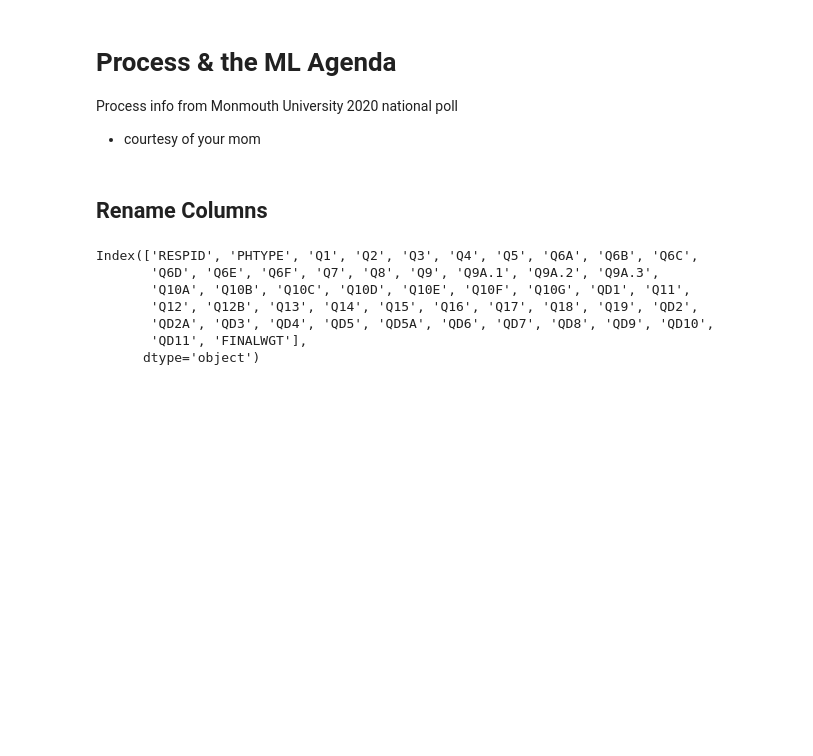
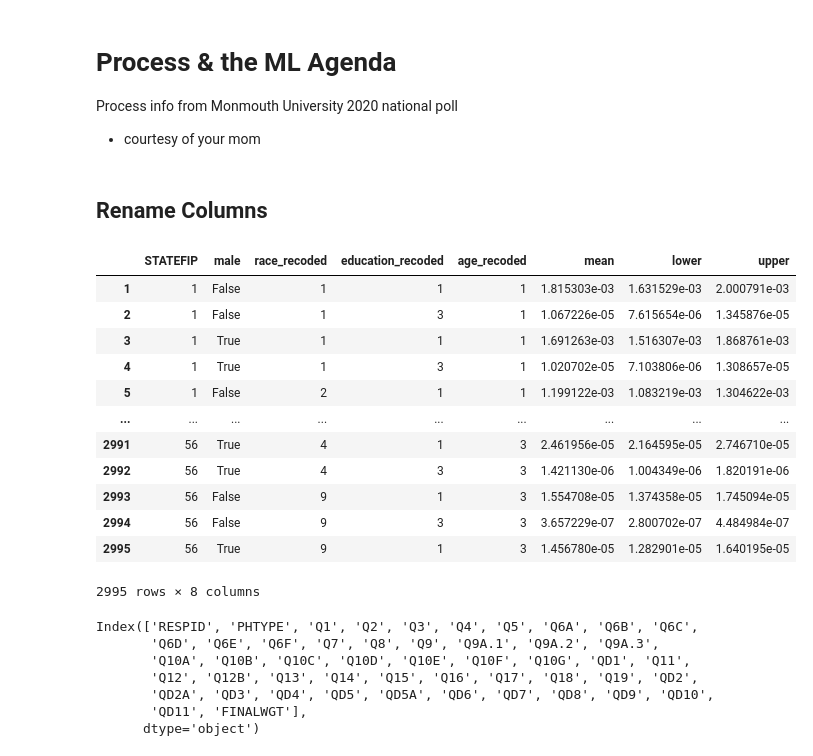
Before and after one commit to pmench/mrp-team, a Jupyter notebook: src/bella_ML.ipynb, the cells around one changed output. Drawn from its saved outputs; the diff is of its cells as text; code cells hidden in the pictures; blank space fills up the shorter version.

```diff
--- a/src/bella_ML.ipynb
+++ b/src/bella_ML.ipynb
@@ -14,6 +14,23 @@ from sklearn.model_selection import train_test_split
 <h2>Rename Columns</h2>
 # %%
 nat_2020 = pd.read_csv("../data/national_march_2020/MUP213_NATL_archive.tab", sep = "\t")
+# %%
+propensity = pd.read_csv("../data/propensity_by_group.csv", index_col=0)
+propensity
+# %% [output]
+|  | STATEFIP | male | race_recoded | education_recoded | age_recoded | mean | lower | upper |
+| 1 | 1 | False | 1 | 1 | 1 | 1.815303e-03 | 1.631529e-03 | 2.000791e-03 |
+| 2 | 1 | False | 1 | 3 | 1 | 1.067226e-05 | 7.615654e-06 | 1.345876e-05 |
+| 3 | 1 | True | 1 | 1 | 1 | 1.691263e-03 | 1.516307e-03 | 1.868761e-03 |
+| 4 | 1 | True | 1 | 3 | 1 | 1.020702e-05 | 7.103806e-06 | 1.308657e-05 |
+| 5 | 1 | False | 2 | 1 | 1 | 1.199122e-03 | 1.083219e-03 | 1.304622e-03 |
+| ... | ... | ... | ... | ... | ... | ... | ... | ... |
+| 2991 | 56 | True | 4 | 1 | 3 | 2.461956e-05 | 2.164595e-05 | 2.746710e-05 |
+| 2992 | 56 | True | 4 | 3 | 3 | 1.421130e-06 | 1.004349e-06 | 1.820191e-06 |
+| 2993 | 56 | False | 9 | 1 | 3 | 1.554708e-05 | 1.374358e-05 | 1.745094e-05 |
+| 2994 | 56 | False | 9 | 3 | 3 | 3.657229e-07 | 2.800702e-07 | 4.484984e-07 |
+| 2995 | 56 | True | 9 | 1 | 3 | 1.456780e-05 | 1.282901e-05 | 1.640195e-05 |
+2995 rows × 8 columns
 # %%
 nat_2020.columns
 # %% [output]
```
Also changed, not shown: parts of 14 cells of this notebook.
